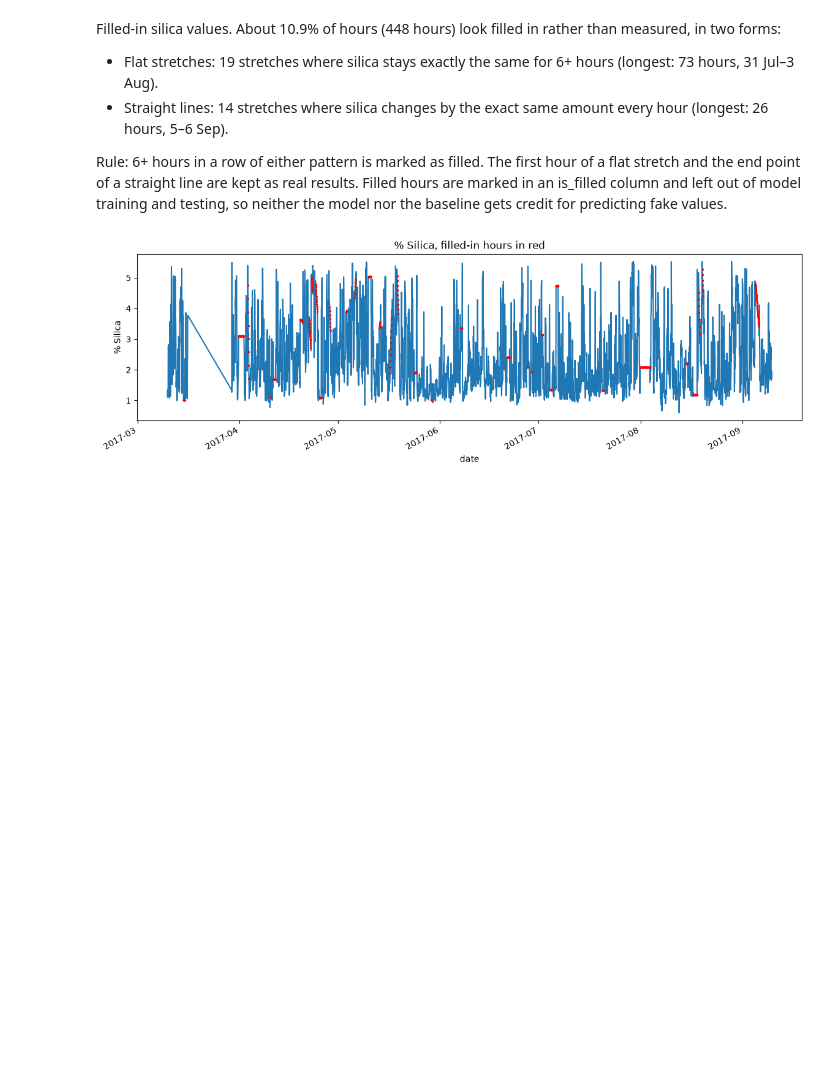
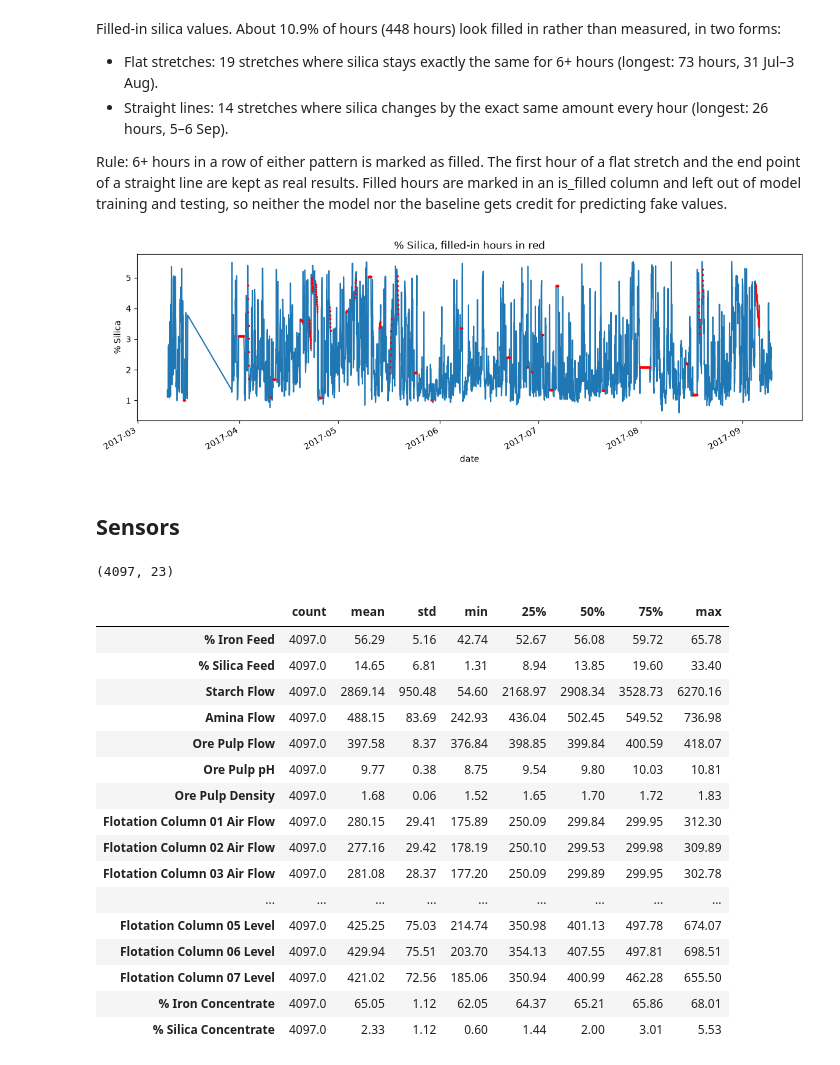
Before and after one commit to majdalsuleh/mining-quality-prediction, a Jupyter notebook: 01_explore.ipynb, the cells around one changed output. Cells and saved outputs as stored; diff of their text form; code cells hidden in the pictures; blank space fills up the shorter version.

Commit message:
Explore sensors: ranges, update frequency, links with silica

```diff
--- a/01_explore.ipynb
+++ b/01_explore.ipynb
@@ -164,3 +164,30 @@ plt.savefig("reports/silica_filled_hours.png", dpi=150, bbox_inches="tight")
 plt.show()
 # %% [output]
 [figure]
+# %% [markdown]
+## Sensors
+# %%
+hourly_all = df.groupby("date").mean()
+hourly_all.shape
+# %% [output]
+(4097, 23)
+# %%
+hourly_all.describe().T.round(2)
+# %% [output]
+|  | count | mean | std | min | 25% | 50% | 75% | max |
+| % Iron Feed | 4097.0 | 56.29 | 5.16 | 42.74 | 52.67 | 56.08 | 59.72 | 65.78 |
+| % Silica Feed | 4097.0 | 14.65 | 6.81 | 1.31 | 8.94 | 13.85 | 19.60 | 33.40 |
+| Starch Flow | 4097.0 | 2869.14 | 950.48 | 54.60 | 2168.97 | 2908.34 | 3528.73 | 6270.16 |
+| Amina Flow | 4097.0 | 488.15 | 83.69 | 242.93 | 436.04 | 502.45 | 549.52 | 736.98 |
+| Ore Pulp Flow | 4097.0 | 397.58 | 8.37 | 376.84 | 398.85 | 399.84 | 400.59 | 418.07 |
+| Ore Pulp pH | 4097.0 | 9.77 | 0.38 | 8.75 | 9.54 | 9.80 | 10.03 | 10.81 |
+| Ore Pulp Density | 4097.0 | 1.68 | 0.06 | 1.52 | 1.65 | 1.70 | 1.72 | 1.83 |
+| Flotation Column 01 Air Flow | 4097.0 | 280.15 | 29.41 | 175.89 | 250.09 | 299.84 | 299.95 | 312.30 |
+| Flotation Column 02 Air Flow | 4097.0 | 277.16 | 29.42 | 178.19 | 250.10 | 299.53 | 299.98 | 309.89 |
+| Flotation Column 03 Air Flow | 4097.0 | 281.08 | 28.37 | 177.20 | 250.09 | 299.89 | 299.95 | 302.78 |
+| ... | ... | ... | ... | ... | ... | ... | ... | ... |
+| Flotation Column 05 Level | 4097.0 | 425.25 | 75.03 | 214.74 | 350.98 | 401.13 | 497.78 | 674.07 |
+| Flotation Column 06 Level | 4097.0 | 429.94 | 75.51 | 203.70 | 354.13 | 407.55 | 497.81 | 698.51 |
+| Flotation Column 07 Level | 4097.0 | 421.02 | 72.56 | 185.06 | 350.94 | 400.99 | 462.28 | 655.50 |
+| % Iron Concentrate | 4097.0 | 65.05 | 1.12 | 62.05 | 64.37 | 65.21 | 65.86 | 68.01 |
+| % Silica Concentrate | 4097.0 | 2.33 | 1.12 | 0.60 | 1.44 | 2.00 | 3.01 | 5.53 |
```
Also changed, not shown: parts of 4 cells of this notebook.
